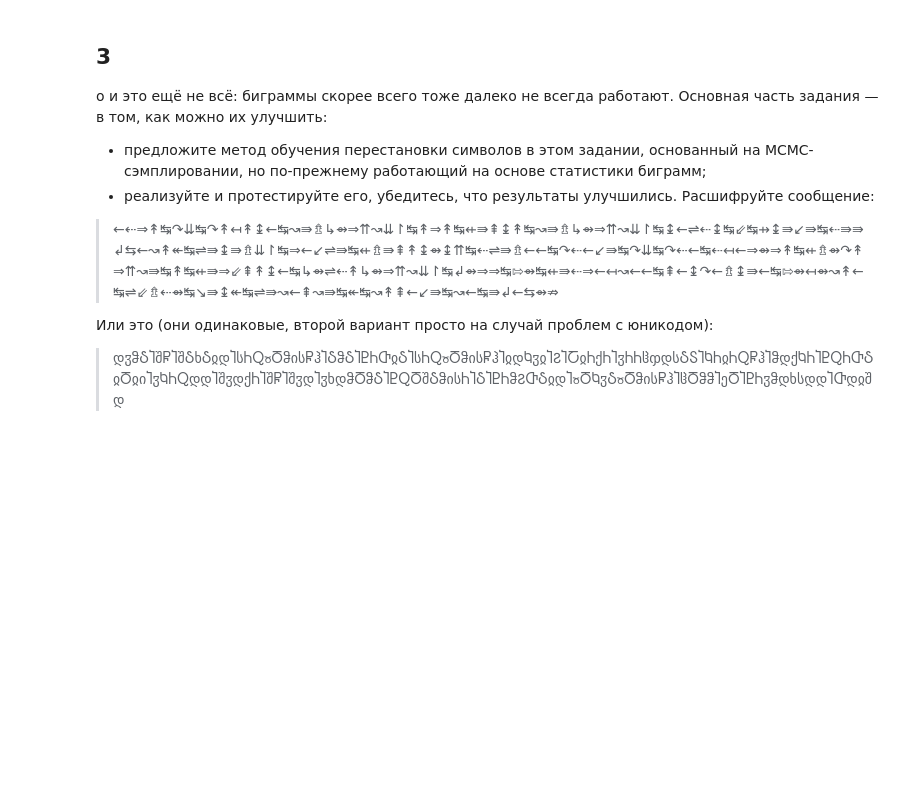
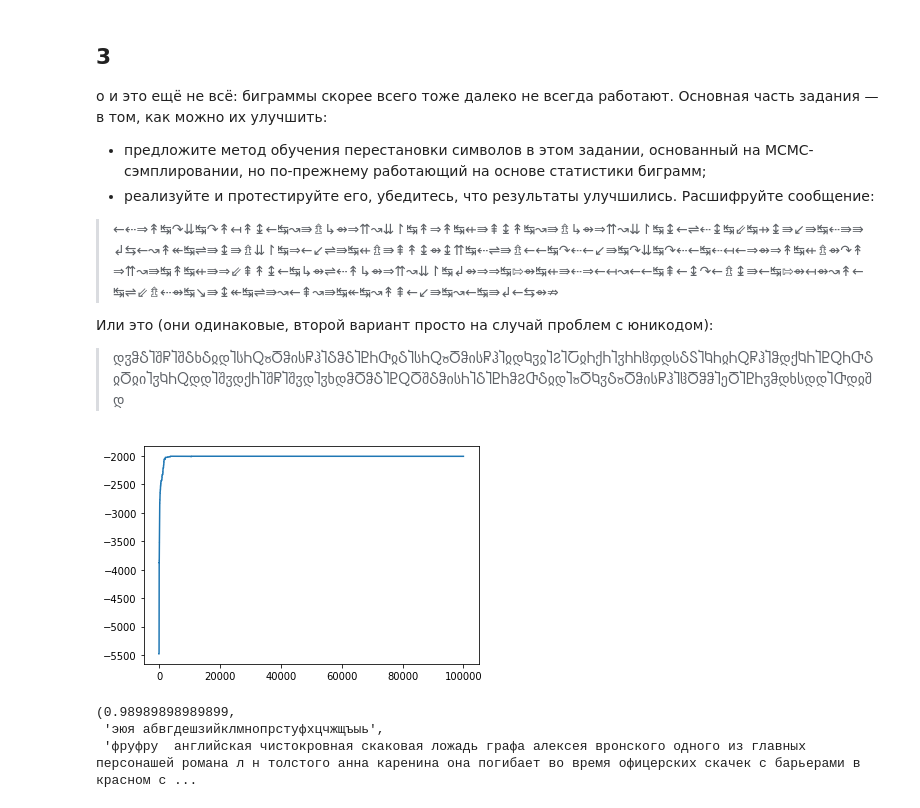
Before and after one commit to MikhailYeka/adv_ml_hws, a Jupyter notebook: HW3.ipynb, the cells around one changed output. Cells and saved outputs as stored; diff of their text form; code cells hidden in the pictures; blank space fills up the shorter version.

```diff
--- a/HW3.ipynb
+++ b/HW3.ipynb
@@ -170,5 +176,4 @@ class CharFreqDecoder:
 # %%
 def count_accuracy(text_1: str, text_2: str):
     assert len(text_1) == len(text_2), 'Please, enter texts of equal lengths'
-    coinc = sum(char_1 == char_2 for char_1, char_2 in zip(text_1, test_2))
-    return coinc / len(text_1)
+    return sum(char_1 == char_2 for char_1, char_2 in zip(text_1, text_2)) / len(text_1)
@@ -202,0 +277,19 @@ print(count_accuracy(TEXT_SHORT, decoder_wap.decode_text(text_short)), decoder_w
+# %%
+# Сделаем аналогичный анализ. Только теперь вместо алфавита набор биграмм
+
+text_anna = adv_clean_text(text_anna, ru_alphabet)
+stat_text_anna = StatisticsBigram(text_anna)
+ru_encoder = Encoder(alphabet=ru_alphabet)
+
+char_decoder = BigramFreqDecoder(stat_text_anna)
+
+TEST_TEXT_1 = adv_clean_text(TEST_TEXT_1, alphabet=ru_alphabet)
+TEST_TEXT_2 = adv_clean_text(TEST_TEXT_2, alphabet=ru_alphabet)
+TEST_TEXT_3 = adv_clean_text(TEST_TEXT_3, alphabet=ru_alphabet)
+test_text_1_encoded = ru_encoder.encode(TEST_TEXT_1)
+test_text_1_decoded = char_decoder.decode_text(test_text_1_encoded)
+test_text_2_encoded = ru_encoder.encode(TEST_TEXT_2)
+test_text_2_decoded = char_decoder.decode_text(test_text_2_encoded)
+test_text_3_encoded = ru_encoder.encode(TEST_TEXT_3)
+test_text_3_decoded = char_decoder.decode_text(test_text_3_encoded)
+count_accuracy(TEST_TEXT_1, test_text_1_decoded), count_accuracy(TEST_TEXT_2, test_text_2_decoded), count_accuracy(TEST_TEXT_3, test_text_3_decoded),
@@ -210,3 +305,5 @@ print(count_accuracy(TEXT_SHORT, decoder_wap.decode_text(text_short)), decoder_w
 
 Или это (они одинаковые, второй вариант просто на случай проблем с юникодом):
 > დჳჵჂႨშႼႨშჂხჂჲდႨსႹႭჾႣჵისႼჰႨჂჵჂႨႲႹႧჲჂႨსႹႭჾႣჵისႼჰႨჲდႩჳჲႨჇႨႠჲႹქႹႨჳႹႹჱჶდსჂႽႨႩႹჲႹႭႼჰႨჵდქႩႹႨႲႭႹႧჂჲႣჲიႨჳႩႹႭდდႨშჳდქႹႨშႼႨშჳდႨჳხდჵႣჵჂႨႲႭႣშჂჵისႹႨჂႨႲႹჵჇႧჂჲდႨჾႣႩჳჂჾႣჵისႼჰႨჱႣჵჵႨეႣႨႲႹჳჵდხსდდႨႧდჲშდ
+# %%
+ALPHABET_RU = ' ' + ''.join(chr(symb) for symb in range(ord('а'), ord('я') + 1))
@@ -212,0 +379,12 @@ print(count_accuracy(TEXT_SHORT, decoder_wap.decode_text(text_short)), decoder_w
+# %%
+mcmc_decoder = MCMCDecoder(text_anna)
+# %%
+t, m, l = mcmc_decoder.decode_text(test_text_1_encoded, 100000)
+plt.plot(l)
+plt.show()
+count_accuracy(t, TEST_TEXT_1), ''.join(m), t
+# %% [output]
+[figure, added]
+(0.98989898989899,
+ 'эюя абвгдешзийклмнопрстуфхцчжщъыь',
+ 'фруфру  английская чистокровная скаковая ложадь графа алексея вронского одного из главных персонашей романа л н толстого анна каренина она погибает во время офицерских скачек с барьерами в красном с ...
```
Also changed, not shown: parts of 34 cells of this notebook.
